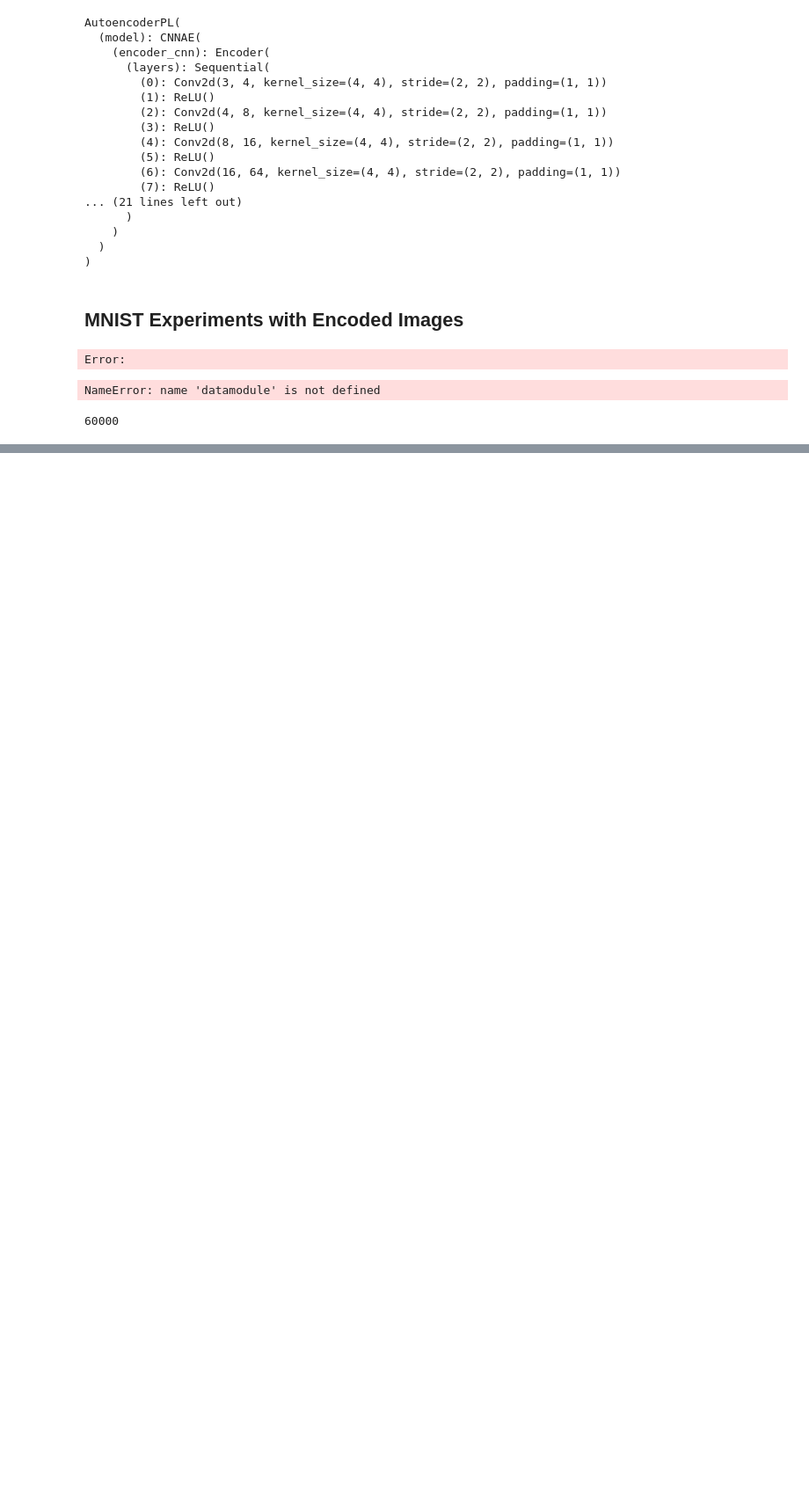
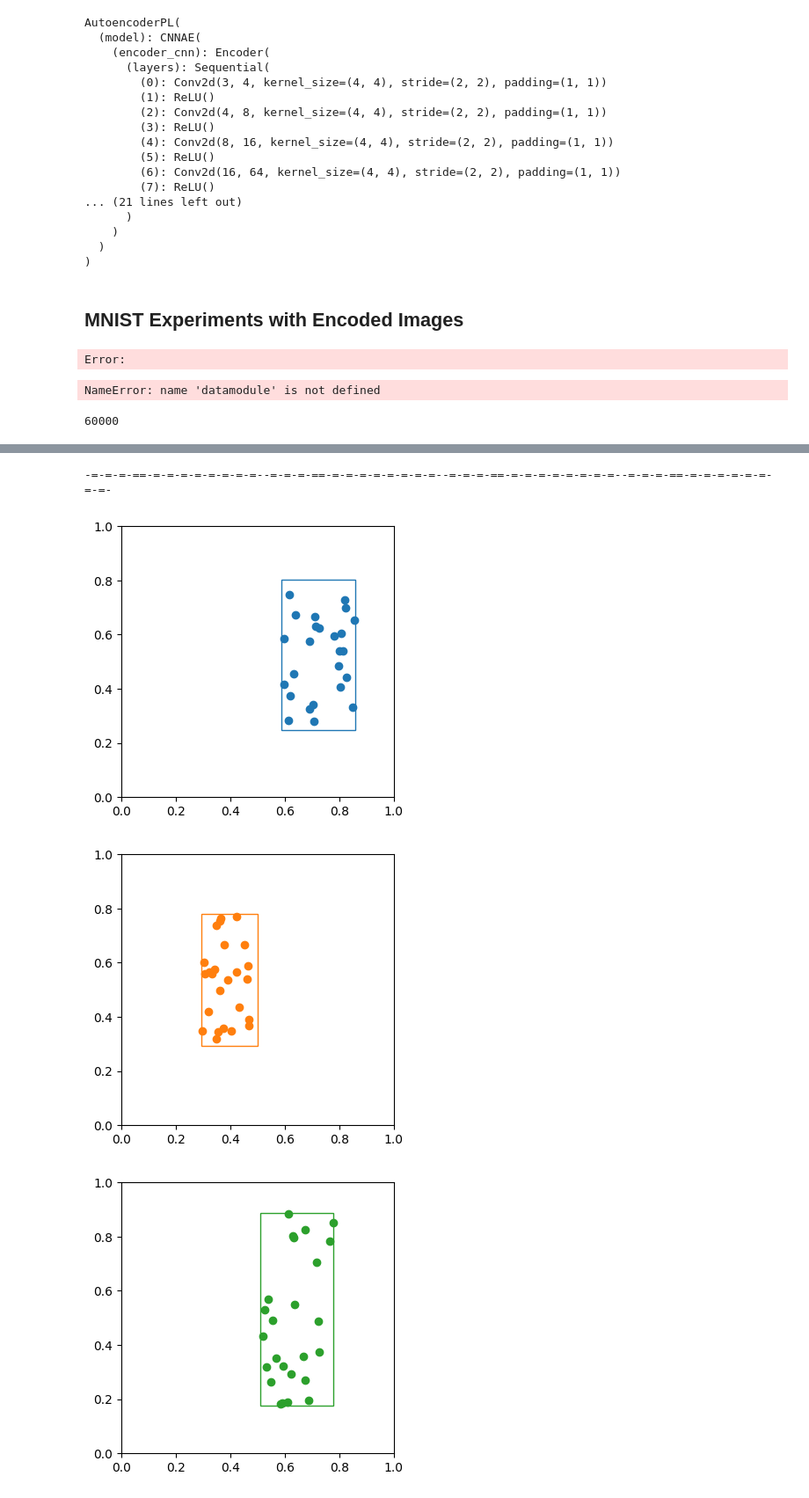
Before and after one commit to amansouri3476/MD-CRL, a Jupyter notebook: dataset_playground.ipynb, the cells around one changed output, grey strips where cells are left out. Shown at 88% size. Cells and saved outputs as stored; diff of their text form; code cells hidden in the pictures; blank space fills up the shorter version.

```diff
--- a/dataset_playground.ipynb
+++ b/dataset_playground.ipynb
@@ -456,0 +579,39 @@ with hydra.initialize(config_path=configs_path):
+# %%
+domain_mask = torch.zeros(num_samples, 1)
+start = 0
+for domain_idx in range(num_domains):
+    domain_size = int(domain_lengths[domain_idx] * num_samples)
+    end = domain_size + start
+    domain_mask[start:end] = domain_idx
+    start = end
+# sample z_spurious for each domain
+z_spurious = _sample_z_spurious(domain_lows, domain_highs, domain_mask)
+print("-=-=-=-==-=-=-=-=-=-=-=-=--=-=-=-==-=-=-=-=-=-=-=-=--=-=-=-==-=-=-=-=-=-=-=-=--=-=-=-==-=-=-=-=-=-=-=-=-")
+# check if for any sample in z_spurious the balls are initialized very close to each other
+for i, sample in enumerate(z_spurious):
+    # sample: [n_balls_spurious, ball_z_dim]
+    duplicate_coordinates_threshold = ball_size * 2
+    sampled_coordinates_distance_matrix = np.linalg.norm(sample[:, :2][None, :] - sample[:, :2][:, None], axis=-1)
+    # print(f"sampled_coordinates_distance_matrix:\n{sampled_coordinates_distance_matrix}")
+    duplicate_mask = np.triu(sampled_coordinates_distance_matrix<duplicate_coordinates_threshold).sum(-1)>1
+    if duplicate_mask.any():
+        print(f"sample {i} has duplicate balls")
+# %% [output]
+-=-=-=-==-=-=-=-=-=-=-=-=--=-=-=-==-=-=-=-=-=-=-=-=--=-=-=-==-=-=-=-=-=-=-=-=--=-=-=-==-=-=-=-=-=-=-=-=-
+# %%
+# now for each domain, plot the domain grids and the coordinates of spurious balls
+import matplotlib.pyplot as plt
+import matplotlib.patches as patches
+
+for domain_idx in range(num_domains):
+    fig, ax = plt.subplots(1, 1, figsize=(4, 4))
+    for j in range(n_balls_spurious):
+        rect = patches.Rectangle(domain_lows[domain_idx, j, :2], domain_highs[domain_idx, j, 0] - domain_lows[domain_idx, j, 0], domain_highs[domain_idx, j, 1] - domain_lows[domain_idx, j, 1], linewidth=1, edgecolor="C%d" % (domain_idx), facecolor='none')
+        ax.add_patch(rect)
+        ax.set_xlim(0, 1)
+        ax.set_ylim(0, 1)
+    ax.scatter(z_spurious[(domain_mask == domain_idx).squeeze(), :, 0], z_spurious[(domain_mask == domain_idx).squeeze(), :, 1], c="C%d" % (domain_idx))
+# %% [output]
+[figure, added]
+[figure, added]
+[figure, added]
```
Also changed, not shown: parts of 16 cells of this notebook, 15 other files.
